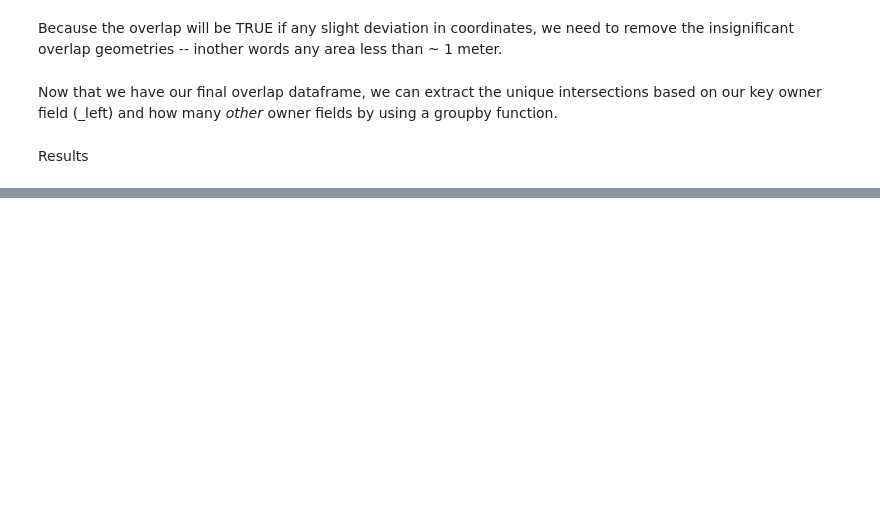
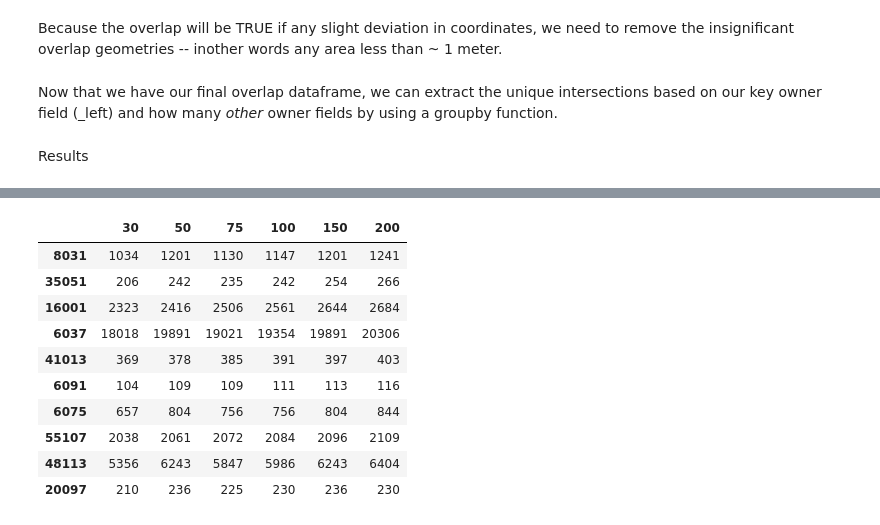
Before and after one commit to abreunig-clgx/superparcels, a Jupyter notebook: src/dt_comparison.ipynb, the cells around one changed output, grey strips where cells are left out. Saved outputs shown, nothing was run; the diff lists cells and outputs as text; code cells hidden in the pictures; blank space fills up the shorter version.

```diff
--- a/src/dt_comparison.ipynb
+++ b/src/dt_comparison.ipynb
@@ -151,3 +132,18 @@ df
+# %%
+df = pd.read_csv('/mnt/Ddrive/projects/superparcels/outputs/owner_count_analysis.csv', index_col=0)
+df
+# %% [output]
+|  | 30 | 50 | 75 | 100 | 150 | 200 |
+| 8031 | 1034 | 1201 | 1130 | 1147 | 1201 | 1241 |
+| 35051 | 206 | 242 | 235 | 242 | 254 | 266 |
+| 16001 | 2323 | 2416 | 2506 | 2561 | 2644 | 2684 |
+| 6037 | 18018 | 19891 | 19021 | 19354 | 19891 | 20306 |
+| 41013 | 369 | 378 | 385 | 391 | 397 | 403 |
+| 6091 | 104 | 109 | 109 | 111 | 113 | 116 |
+| 6075 | 657 | 804 | 756 | 756 | 804 | 844 |
+| 55107 | 2038 | 2061 | 2072 | 2084 | 2096 | 2109 |
+| 48113 | 5356 | 6243 | 5847 | 5986 | 6243 | 6404 |
+| 20097 | 210 | 236 | 225 | 230 | 236 | 230 |
 # %%
 def zfill(s, width):
     return s.zfill(width)
```
Also changed, not shown: parts of 16 cells of this notebook, 3 other files.
